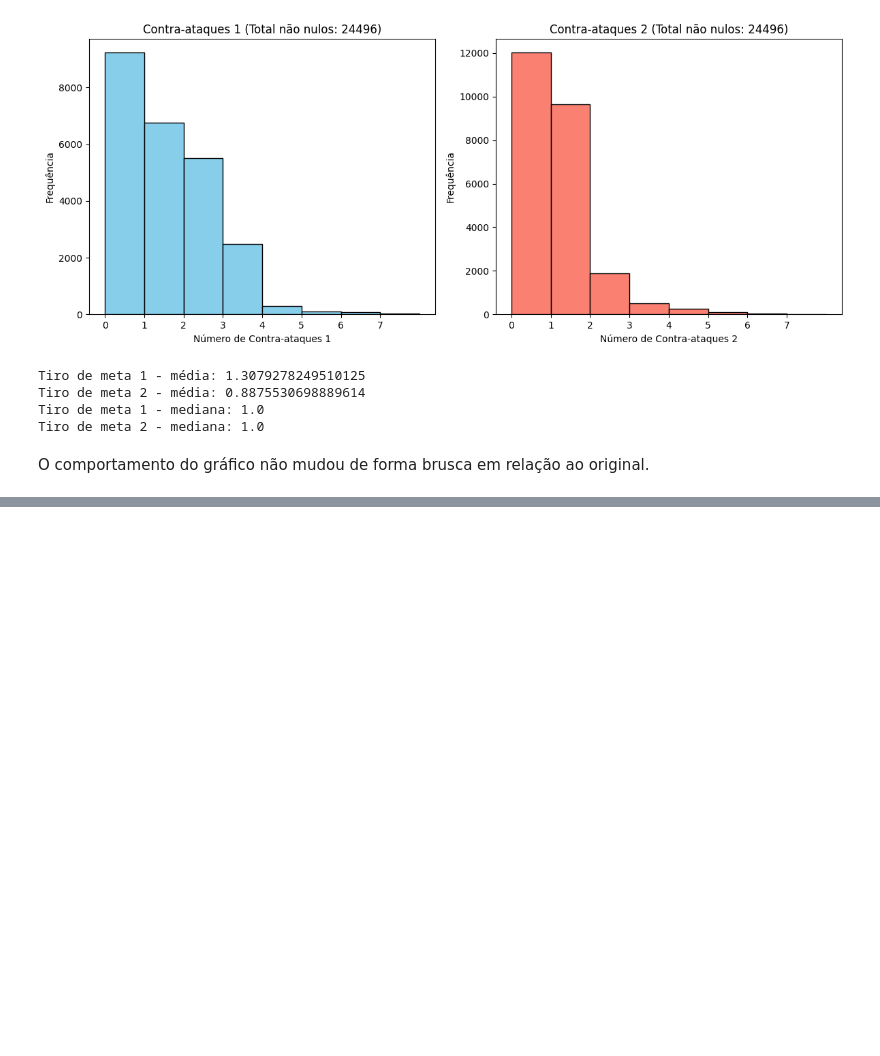
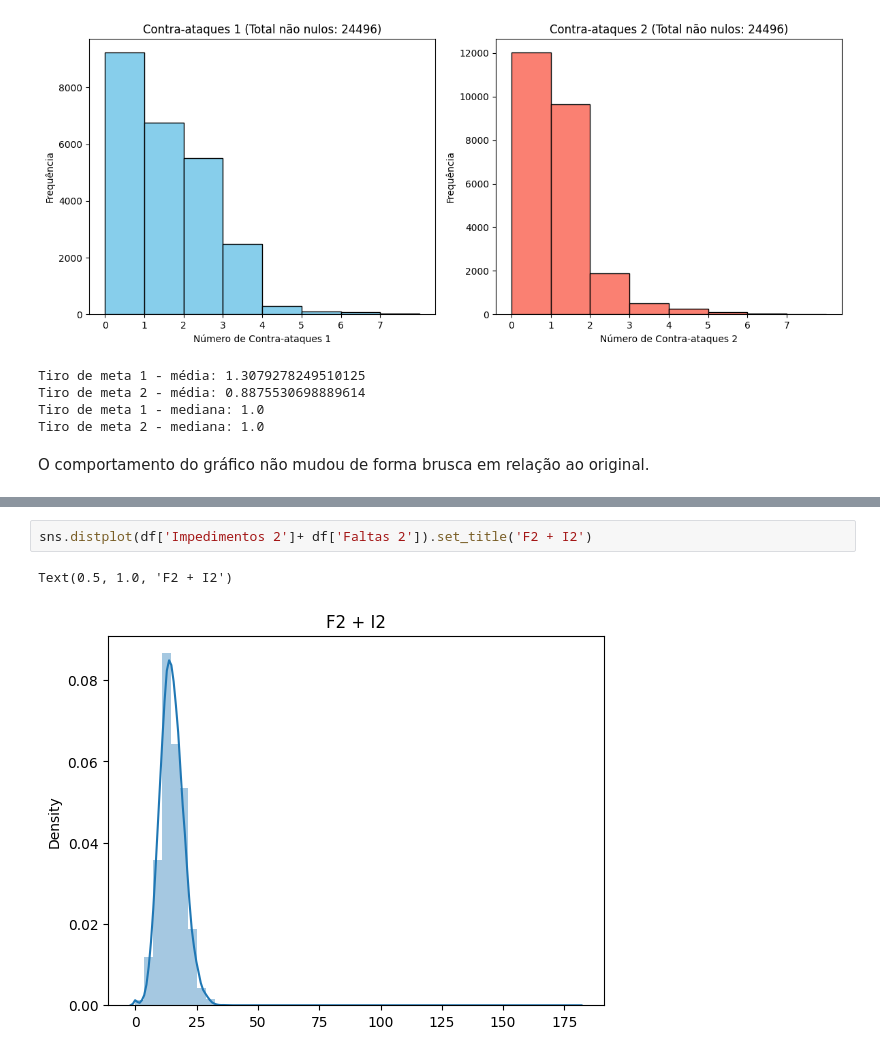
Before and after one commit to UFRJ-Analytica/PS-2025.1, a Jupyter notebook: Progresso/#XRay_final2.ipynb, the cells around one changed output, grey strips where cells are left out. Saved outputs shown, nothing was run; the diff lists cells and outputs as text; blank space fills up the shorter version.

```diff
--- a/Progresso/#XRay_final2.ipynb
+++ b/Progresso/#XRay_final2.ipynb
@@ -809,0 +910,5 @@ O comportamento do gráfico não mudou de forma brusca em relação ao original.
+# %%
+sns.distplot(df['Impedimentos 2']+ df['Faltas 2']).set_title('F2 + I2')
+# %% [output]
+Text(0.5, 1.0, 'F2 + I2')
+[figure, added]
```
Also changed, not shown: parts of 82 cells of this notebook.
